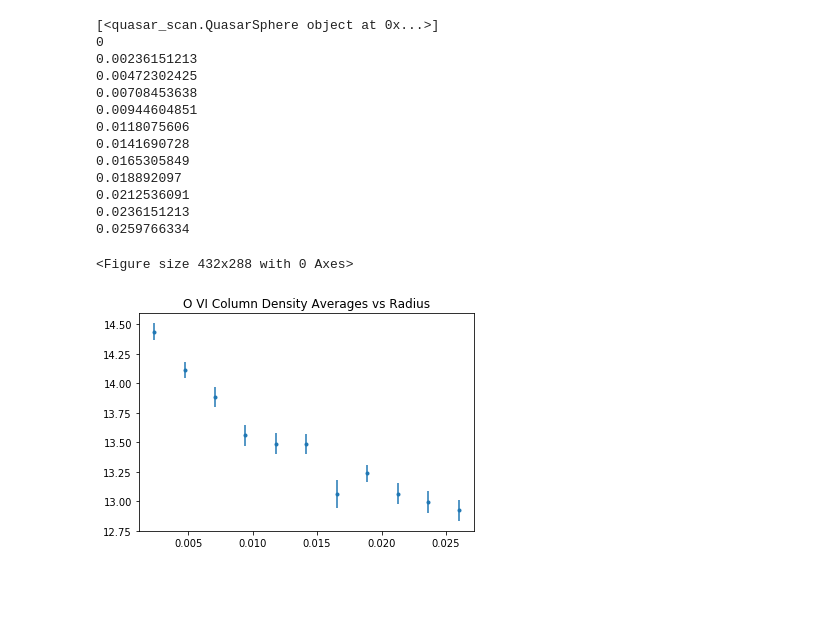
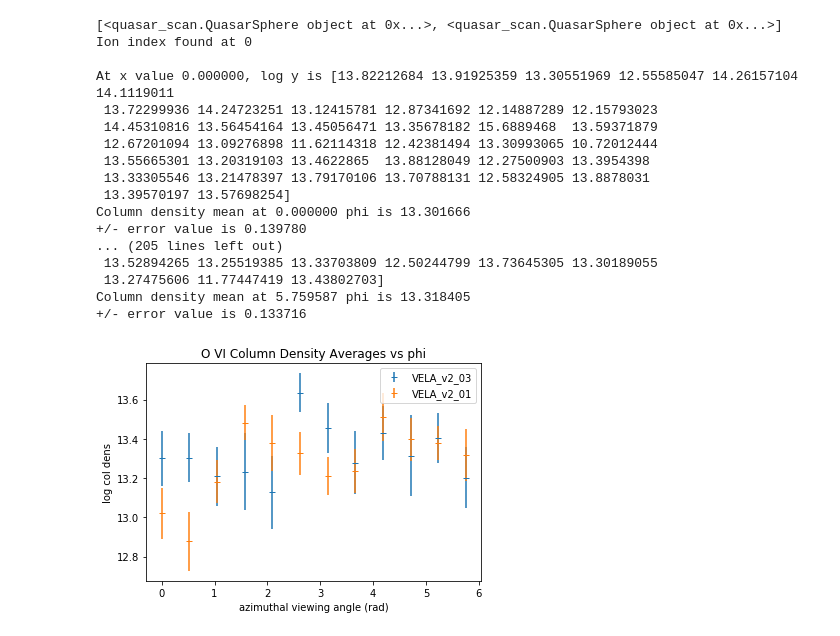
Before and after one commit to claytonstrawn/quasarscan, a Jupyter notebook: multi_quasar_data_plotter.ipynb, the cells around one changed output. Cells and saved outputs as stored; diff of their text form; code cells hidden in the pictures; blank space fills up the shorter version.

```diff
--- a/multi_quasar_data_plotter.ipynb
+++ b/multi_quasar_data_plotter.ipynb
@@ -78,21 +9,0 @@ class MultiQuasarSphereAnalyzer():
-# %%
-textfile = ['/global/homes/b/bryanw/quasarscan/output/VELA_v2_01coldensinfo/406_of_400-_OVI_NeVIII_HI_CIII_OIV_NIII_MgII_OV_OIII_NIV_MgX_NV_SIV_OII_SIII_SII_SV_SVI_NII_z0.99.txt']
-q = MultiQuasarSphereAnalyzer(textfile)
-
-q. plot_error_bars(0, "O VI")
-# %% [output]
-[<quasar_scan.QuasarSphere object at 0x...>]
-0
-0.00236151213
-0.00472302425
-0.00708453638
-0.00944604851
-0.0118075606
-0.0141690728
-0.0165305849
-0.018892097
-0.0212536091
-0.0236151213
-0.0259766334
-<Figure size 432x288 with 0 Axes>
-[figure, removed]
@@ -98,0 +221,28 @@ q. plot_error_bars(0, "O VI")
+# %%
+textfile = ['/Users/bryanwang/quasarscan/output/VELA_v2_03coldensinfo/406_of_400-_OVI_NeVIII_HI_CIII_OIV_NIII_MgII_OV_OIII_NIV_MgX_NV_SIV_OII_SIII_SII_SV_SVI_NII_z0.99.txt', '/Users/bryanwang/quasarscan/output/VELA_v2_01coldensinfo/406_of_400-_OVI_NeVIII_HI_CIII_OIV_NIII_MgII_OV_OIII_NIV_MgX_NV_SIV_OII_SIII_SII_SV_SVI_NII_z0.99.txt']
+mq = MultiQuasarSphereAnalyzer(textfile)
+q1 = mq.get_quasar("VELA_v2_03", 1.00)
+q2 = mq.get_quasar("VELA_v2_01", 1.00)
+
+
+#mq.plot_hist(0,do_ions = ["O VI","Ne VIII"])
+mq.plot_coldens_error_bars([q1, q2],"O VI", xVar = "phi", more_info = True)
+# %% [output]
+[<quasar_scan.QuasarSphere object at 0x...>, <quasar_scan.QuasarSphere object at 0x...>]
+Ion index found at 0
+
+At x value 0.000000, log y is [13.82212684 13.91925359 13.30551969 12.55585047 14.26157104 14.1119011
+ 13.72299936 14.24723251 13.12415781 12.87341692 12.14887289 12.15793023
+ 14.45310816 13.56454164 13.45056471 13.35678182 15.6889468  13.59371879
+ 12.67201094 13.09276898 11.62114318 12.42381494 13.30993065 10.72012444
+ 13.55665301 13.20319103 13.4622865  13.88128049 12.27500903 13.3954398
+ 13.33305546 13.21478397 13.79170106 13.70788131 12.58324905 13.8878031
+ 13.39570197 13.57698254]
+Column density mean at 0.000000 phi is 13.301666
++/- error value is 0.139780
+... (205 lines left out)
+ 13.52894265 13.25519385 13.33703809 12.50244799 13.73645305 13.30189055
+ 13.27475606 11.77447419 13.43802703]
+Column density mean at 5.759587 phi is 13.318405
++/- error value is 0.133716
+[figure, added]
```
Also changed, not shown: parts of 3 cells of this notebook.
